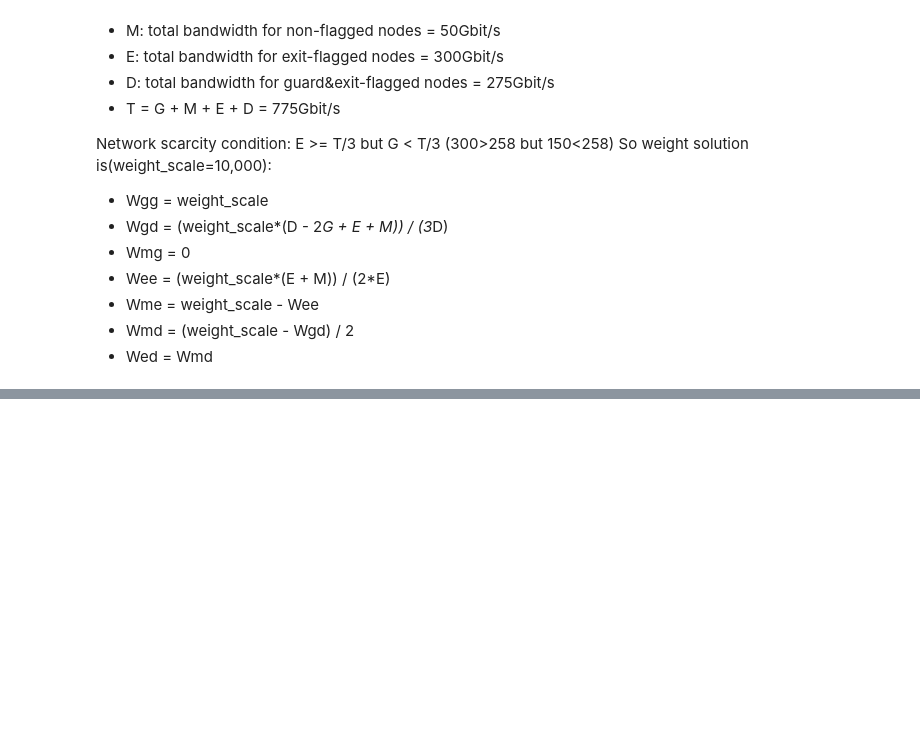
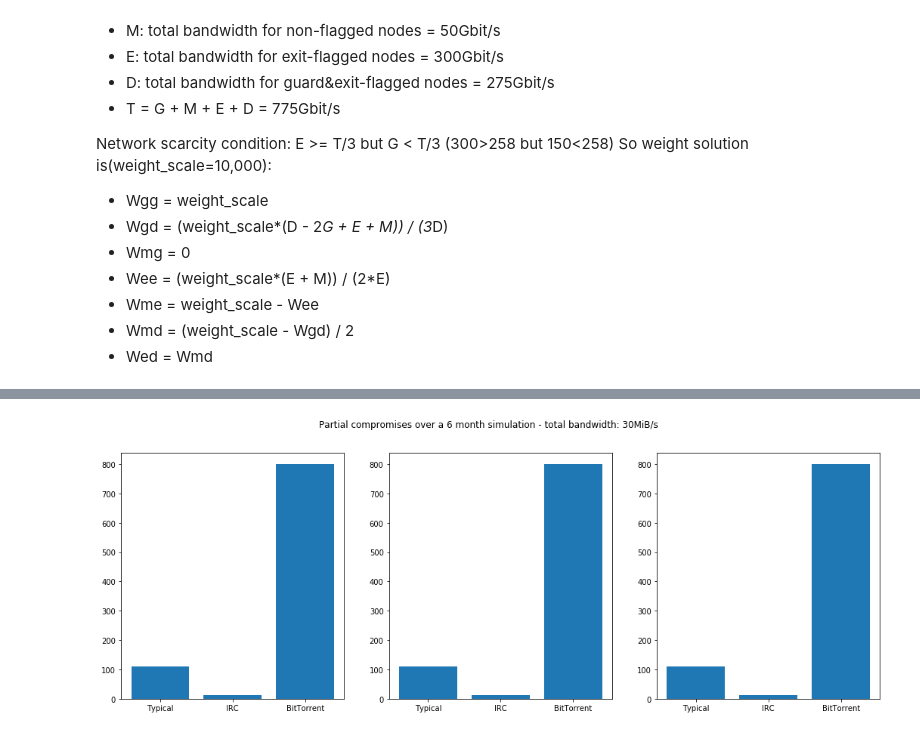
Before and after one commit to leoreppas/IndividualProject, a Jupyter notebook: TorPS2019.ipynb, the cells around one changed output, grey strips where cells are left out. Drawn from its saved outputs; the diff is of its cells as text; code cells hidden in the pictures; blank space fills up the shorter version.

```diff
--- a/TorPS2019.ipynb
+++ b/TorPS2019.ipynb
@@ -692,0 +708,6 @@ create_graph(user_models, values, title)
+# %%
+values = [typ_partial_compr4, irc_partial_compr4, bit_partial_compr4]
+title = 'Partial compromises over a 6 month simulation - total bandwidth: 30MiB/s'
+create_graph(user_models, values, title)
+# %% [output]
+[figure, added]
```
Also changed, not shown: parts of 28 cells of this notebook.
